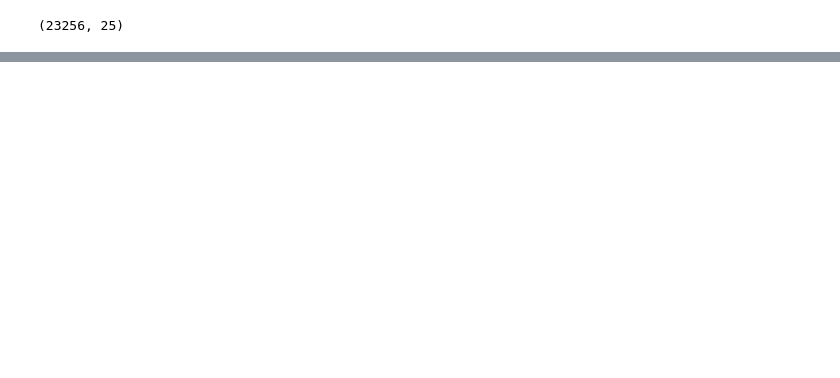
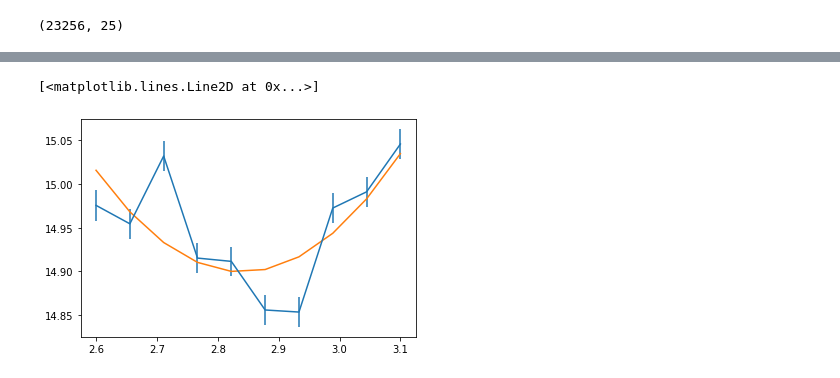
Before and after one commit to rymuelle/cfb, a Jupyter notebook: notebooks/tuning_win_loss_whr.ipynb, the cells around one changed output, grey strips where cells are left out. Drawn from its saved outputs; the diff is of its cells as text; code cells hidden in the pictures; blank space fills up the shorter version.

```diff
--- a/notebooks/tuning_win_loss_whr.ipynb
+++ b/notebooks/tuning_win_loss_whr.ipynb
@@ -102,0 +187,24 @@ correct_prediction_list
+# %%
+abes = []
+abes_unc = []
+for x,y, exp in zip(pred_mov_list_list,mov_list_list,lin_space):
+    popt,pcov = curve_fit(linear_func,x,y)
+    popt, pcov
+    y_scaled = linear_func(x,*popt)
+    abe,abe_unc = (abeError(y_scaled-y))
+    abes.append(abe)
+    abes_unc.append(abe_unc)
+
+space = lin_space
+plt.errorbar(space,abes,yerr=abes_unc)
+
+def quadratic_func(x,a,b,c):
+    return a * x **2 + b * x + c
+
+popt,pconv = curve_fit(quadratic_func,space,abes)
+
+y_pred = quadratic_func(space,*popt)
+plt.plot(space,y_pred)
+# %% [output]
+[<matplotlib.lines.Line2D at 0x...>]
+[figure, added]
```
Also changed, not shown: parts of 17 cells of this notebook.
